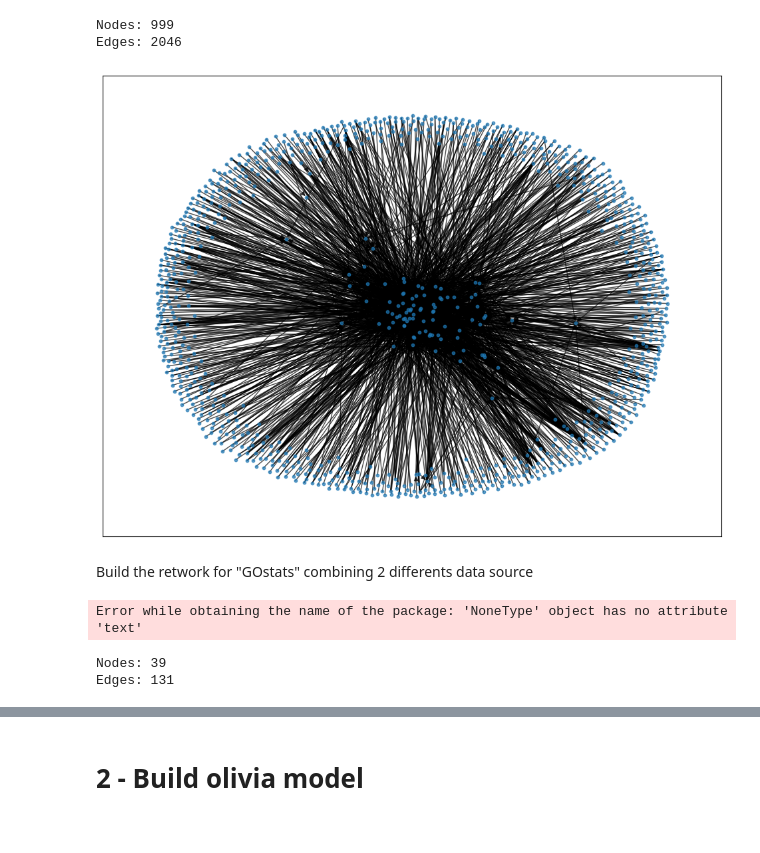
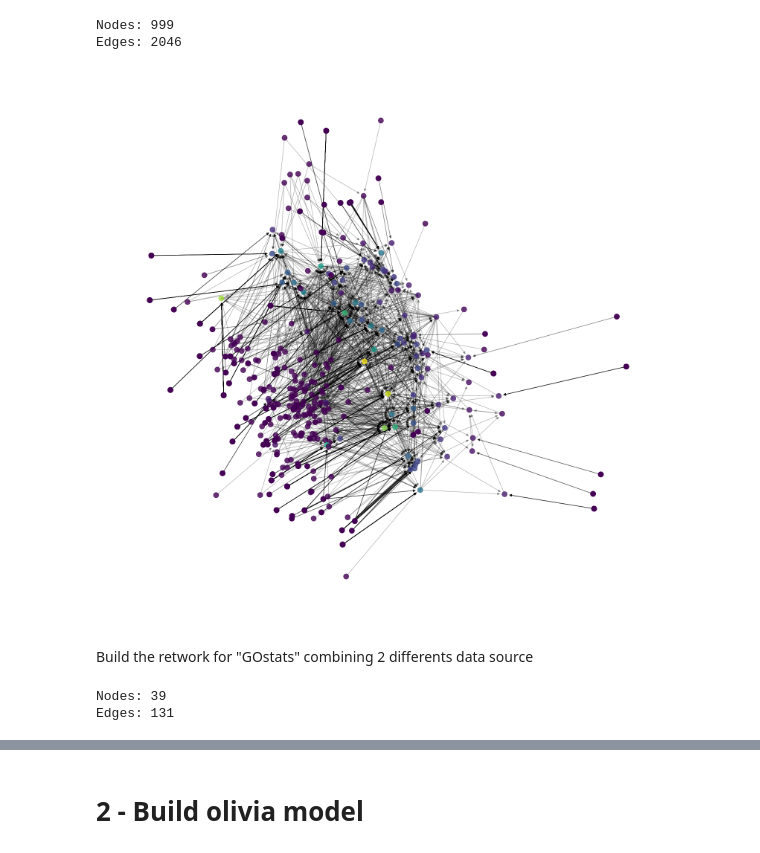
Before and after one commit to dab0012/olivia, a Jupyter notebook: notebooks/olivia_finder/Olivia Finder - Usage.ipynb, the cells around one changed output, grey strips where cells are left out. Drawn from its saved outputs; the diff is of its cells as text; code cells hidden in the pictures.

```diff
--- a/notebooks/olivia_finder/Olivia Finder - Usage.ipynb
+++ b/notebooks/olivia_finder/Olivia Finder - Usage.ipynb
@@ -150,7 +193,7 @@ from olivia_finder.data_source.repository_scrapers.npm import NpmScraper
 npm_pm = PackageManager(
     data_sources=[NpmScraper()]
 )
-retire_G  = npm_pm.get_dependency_network(
+retire_G  = npm_pm.get_transitive_network_graph(
     package_name="retire",
     deep_level=3,
     generate=True
@@ -163,12 +206,15 @@ Nodes: 999
 Edges: 2046
 # %%
 
-# Draw the graph using the spring layout
-plt.figure(figsize=(12,9))
-nx.draw_networkx(retire_G.reverse(), pos=nx.spring_layout(retire_G), node_size=10, alpha=0.7, with_labels=False)
-plt.show()
+# # Draw the graph using the spring layout
+# plt.figure(figsize=(12,9))
+# nx.draw_networkx(retire_G.reverse(), pos=nx.spring_layout(retire_G), node_size=10, alpha=0.7, with_labels=False)
+# plt.show()
+
+# # Draw the graph using the kamada_kawai layout
+draw_networkx_graph(retire_G, layout='kamada_kawai', size=(20,20), labels=False, override_node_size=100)
 # %% [output]
-[figure, old version]
+[figure, new version]
 # %% [markdown]
 Build the retwork for "GOstats" combining 2 differents data source
 # %%
@@ -181,7 +227,7 @@ bioconductor_pm_multiple = PackageManager(
         CranScraper(),
     ]
 )
-GOstats_G = bioconductor_pm_multiple.get_dependency_network(
+GOstats_G = bioconductor_pm_multiple.get_transitive_network_graph(
     package_name="GOstats",
     deep_level=3,
     generate=True
@@ -190,9 +236,8 @@ del bioconductor_pm_multiple
 print(f'Nodes: {len(GOstats_G.nodes)}')
 print(f'Edges: {len(GOstats_G.edges)}')
 # %% [output]
-Error while obtaining the name of the package: 'NoneType' object has no attribute 'text'
+Nodes: 39
+Edges: 131
-Nodes: 39
-Edges: 131
 # %%
 # Draw the graph
 draw_networkx_graph(GOstats_G)
```
Also changed, not shown: parts of 7 cells of this notebook, 2 other files.
